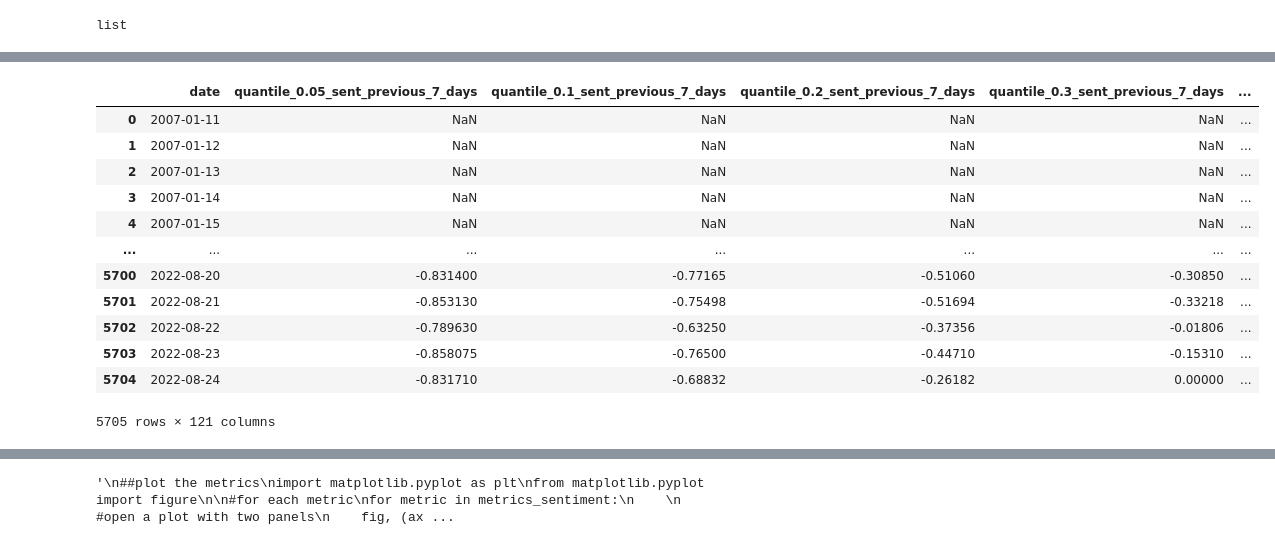
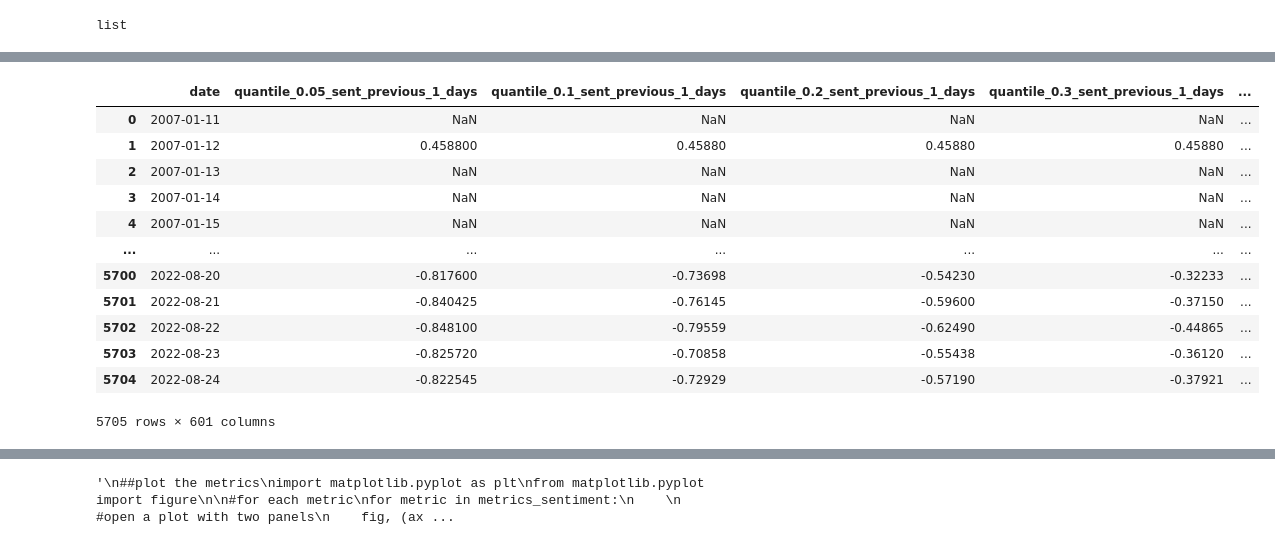
Before and after one commit to dtortosa/capstone_project, a Jupyter notebook: scripts/02b_data_preparation_twitter_sentiment.ipynb, the cells around one changed output, grey strips where cells are left out. Cells and saved outputs as stored; diff of their text form; code cells hidden in the pictures.

Commit message:
adding sentiment around USD

```diff
--- a/scripts/02b_data_preparation_twitter_sentiment.ipynb
+++ b/scripts/02b_data_preparation_twitter_sentiment.ipynb
@@ -625,3 +631,6 @@ sentiment_results_df["sentiment"].shift(0).equals(sentiment_results_df["sentimen
 True
 # %% [markdown]
 Now, we are going to calculate different summary statistics of the sentiment of the previous days (1, 5, 10, 60 days ago):
+# %%
+currency = "_usd"
+'sentiment_results_df' + currency + '.groupby("date")["sentiment"].'
@@ -629,10 +640,10 @@ Now, we are going to calculate different summary statistics of the sentiment of
 ###CHECK THIS!!!
 
 #define a function to do a given operation grouping by day but considering the a previous date
-def groupby_calcs(operation, metric_name, args="", n_previous_days=2):
+def groupby_calcs(operation, metric_name, args="", n_previous_days=2, currency=""):
 
     #get the string with the operation name
-    string_evaluate = 'sentiment_results_df.groupby("date")["sentiment"].' + operation + '(' + args + ').to_frame()'
+    string_evaluate = 'sentiment_results_df' + currency + '.groupby("date")["sentiment"].' + operation + '(' + args + ').to_frame()'
         #do operations for the sentiment of each day and then convert to df
 
     #evaluate to get the DF with the calculations per day
@@ -655,13 +666,13 @@ def groupby_calcs(operation, metric_name, args="", n_previous_days=2):
         #set the index (date) as column
 
     #change the column name for sentiment
-    data_frame = data_frame.rename(columns={'index': 'date', 'sentiment': metric_name + '_sent_previous_' + str(n_previous_days) + '_days'})
+    data_frame = data_frame.rename(columns={'index': 'date', 'sentiment': metric_name + '_sent' + currency + '_previous_' + str(n_previous_days) + '_days'})
 
     #append the df to the list
     return data_frame
 
 
-def groupby_calcs_across_dates(previous_date):
+def groupby_calcs_across_dates(previous_date, currency=""):
 
     #define a list of operations to do
     metrics_sentiment = ["quantile_0.05",
@@ -699,7 +710,8 @@ def groupby_calcs_across_dates(previous_date):
             result_calc = groupby_calcs(operation=metric,
                           metric_name=metric,
                           args='ddof=0',
-                          n_previous_days=previous_date)
+                          n_previous_days=previous_date,
+                          currency=currency)
         elif "quantile" in metric: #if quantile
             #get the operation name and the quantile number
             operation_name = metric.split("_")[0]
@@ -707,21 +719,25 @@ def groupby_calcs_across_dates(previous_date):
             result_calc = groupby_calcs(operation=operation_name,
                           metric_name=metric,
                           args=quantile_number,
-                          n_previous_days=previous_date)
+                          n_previous_days=previous_date,
+                          currency=currency)
         elif "range" in metric:
             result_calc = groupby_calcs(operation="apply",
                           metric_name=metric,
                           args="lambda x: np.max(x) - np.min(x)",
-                          n_previous_days=previous_date)
+                          n_previous_days=previous_date,
+                          currency=currency)
         elif "iqr" in metric:
             result_calc = groupby_calcs(operation="apply",
                           metric_name=metric,
                           args="lambda x: (np.percentile(x, 75) - np.percentile(x, 25))",
-                          n_previous_days=previous_date)
+                          n_previous_days=previous_date,
+                          currency=currency)
         else:
             result_calc = groupby_calcs(operation=metric,
                           metric_name=metric,
-                          n_previous_days=previous_date)
+                          n_previous_days=previous_date,
+                          currency=currency)
 
         list_data_frames.append(result_calc)
 
@@ -750,7 +766,8 @@ groupby_calcs_across_dates(2)
 We are going to calculate the summary statistics for the sentiment several days before the current day
 # %%
 #get sentiment 1 and 2 weeks ago, along with 1, 2, 3, 4 and 5 months ago
-list_dates = [7, 14, 30, 60, 90, 120]
+list_dates = np.arange(1, 16, 1)
+#list_dates = [7, 14, 30, 60, 90, 120, 150, 180, 210, 240, 270]
 
 #open a pool with 10 processes
 pool_dates = mp.Pool(processes=10)
@@ -823,0 +959,3 @@ flat_list
+# %%
+complete_list = flat_list + flat_list_usd
+complete_list
@@ -824,25 +980,25 @@ flat_list
 # %%
 ##merge all data.frames
 from functools import reduce
 
 #merge them using reduce
-df_merged = reduce(lambda left, right: pd.merge(left, right, on=['date'], how='inner'), [element for element in flat_list])
+df_merged = reduce(lambda left, right: pd.merge(left, right, on=['date'], how='inner'), [element for element in complete_list])
     #leave only those rows having date in the datasets of currency value and sentiment
     #https://stackoverflow.com/questions/44327999/python-pandas-merge-multiple-dataframes
 df_merged
     #note that here the previous eur pricing can be different than the eur pricing of the previous row
     #because when merging we lose days without tweet sentiment, so there is no longer continuous days
 # %% [output]
-|  | date | quantile_0.05_sent_previous_7_days | quantile_0.1_sent_previous_7_days | quantile_0.2_sent_previous_7_days | quantile_0.3_sent_previous_7_days | ... |
+|  | date | quantile_0.05_sent_previous_1_days | quantile_0.1_sent_previous_1_days | quantile_0.2_sent_previous_1_days | quantile_0.3_sent_previous_1_days | ... |
 | 0 | 2007-01-11 | NaN | NaN | NaN | NaN | ... |
-| 1 | 2007-01-12 | NaN | NaN | NaN | NaN | ... |
+| 1 | 2007-01-12 | 0.458800 | 0.45880 | 0.45880 | 0.45880 | ... |
 | 2 | 2007-01-13 | NaN | NaN | NaN | NaN | ... |
 | 3 | 2007-01-14 | NaN | NaN | NaN | NaN | ... |
 | 4 | 2007-01-15 | NaN | NaN | NaN | NaN | ... |
 | ... | ... | ... | ... | ... | ... | ... |
-| 5700 | 2022-08-20 | -0.831400 | -0.77165 | -0.51060 | -0.30850 | ... |
-| 5701 | 2022-08-21 | -0.853130 | -0.75498 | -0.51694 | -0.33218 | ... |
-| 5702 | 2022-08-22 | -0.789630 | -0.63250 | -0.37356 | -0.01806 | ... |
-| 5703 | 2022-08-23 | -0.858075 | -0.76500 | -0.44710 | -0.15310 | ... |
-| 5704 | 2022-08-24 | -0.831710 | -0.68832 | -0.26182 | 0.00000 | ... |
+| 5700 | 2022-08-20 | -0.817600 | -0.73698 | -0.54230 | -0.32233 | ... |
+| 5701 | 2022-08-21 | -0.840425 | -0.76145 | -0.59600 | -0.37150 | ... |
+| 5702 | 2022-08-22 | -0.848100 | -0.79559 | -0.62490 | -0.44865 | ... |
+| 5703 | 2022-08-23 | -0.825720 | -0.70858 | -0.55438 | -0.36120 | ... |
+| 5704 | 2022-08-24 | -0.822545 | -0.72929 | -0.57190 | -0.37921 | ... |
-5705 rows × 121 columns
+5705 rows × 601 columns
```
Also changed, not shown: parts of 33 cells of this notebook, 6 other files.
